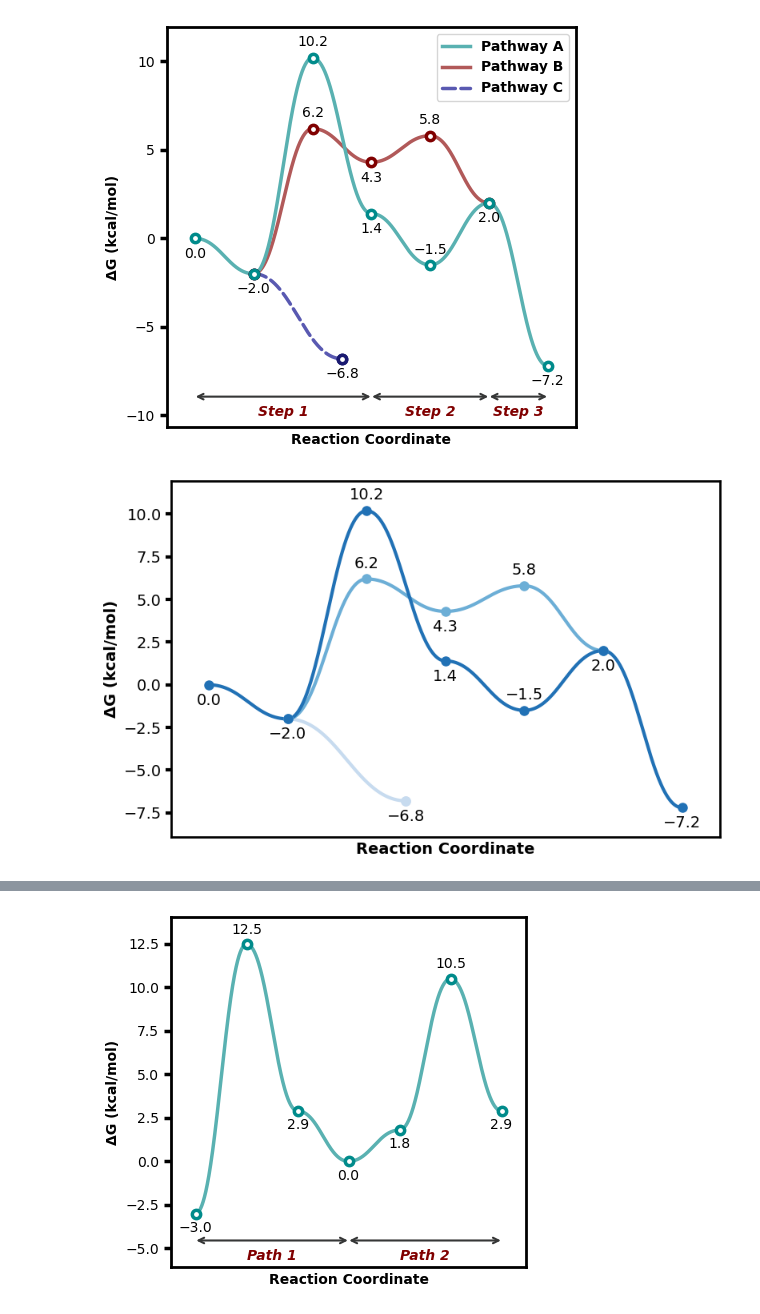
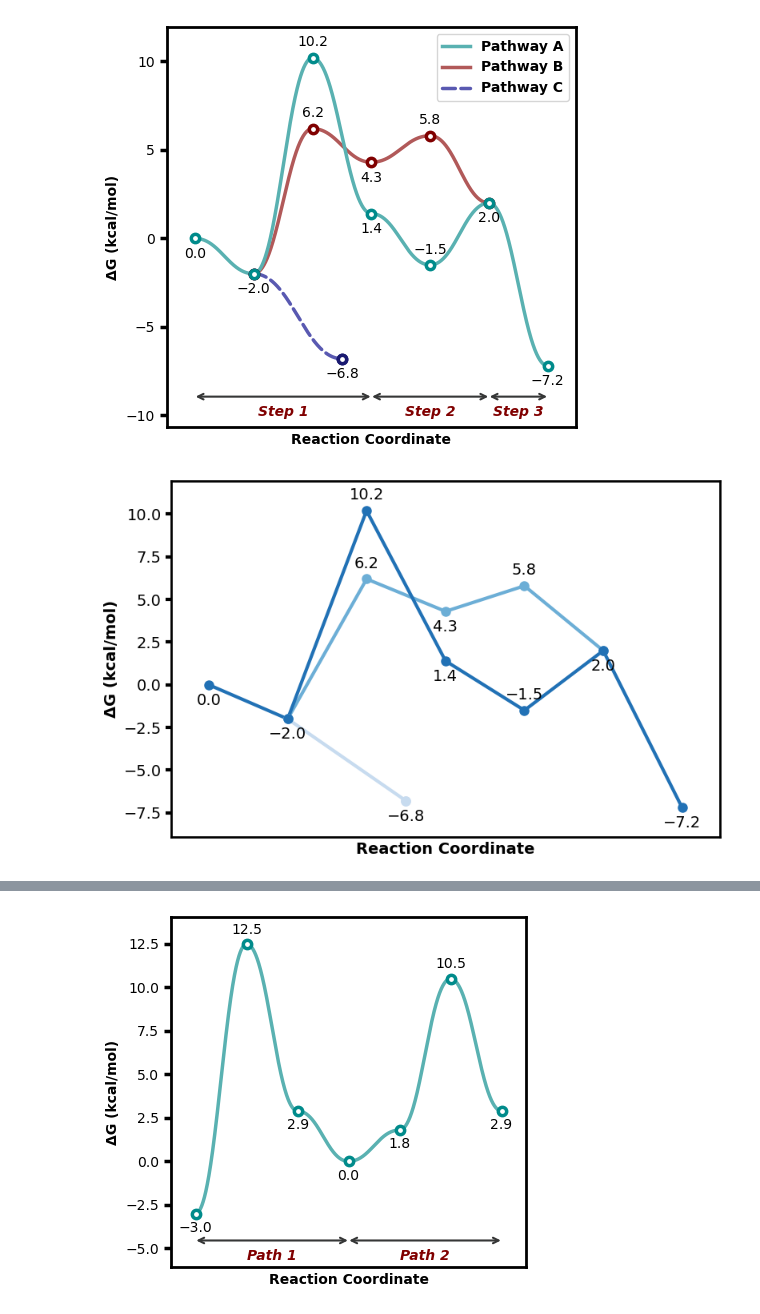
Before and after one commit to aligfellow/plotprofile, a Jupyter notebook: examples/example.ipynb, the cells around one changed output, grey strips where cells are left out. Drawn from its saved outputs; the diff is of its cells as text; code cells hidden in the pictures.

```diff
--- a/examples/example.ipynb
+++ b/examples/example.ipynb
@@ -1,34 +1,34 @@
 # %%
-import sys
-from pathlib import Path
-sys.path.append(str(Path("..") / "src"))
+# import sys
+# from pathlib import Path
+# sys.path.append(str(Path("..") / "src"))
 
 import plotProfile
 import numpy as np
 
 energy_sets = {
     "Pathway A": [0.00, -2.0, 10.2, 1.4, -1.5, 2.0, -7.2],
     "Pathway B": [np.nan, -2.0, 6.2, 4.3, 5.8, 2.0],
     "Pathway C": [np.nan, -2.0, -6.8,-6.8],
 }
 
 annotations = {
     'Step 1': (0,3),
     'Step 2': (3,5),
     'Step 3': (5,6),
 }
 
 plotter = plotProfile.plot.ReactionProfilePlotter(style="default", dashed=["off-cycle", "Pathway C"], point_type='hollow', desaturate=True, segment_annotations=annotations, axes="box")
 plotter.plot(energy_sets)
 
-plotter = plotProfile.plot.ReactionProfilePlotter(style="presentation", dashed=["off-cycle", "branching"], point_type='dot', desaturate=False, axes="box", colors='Blues_r', show_legend=False,)
+plotter = plotProfile.plot.ReactionProfilePlotter(style="presentation", dashed=["off-cycle", "branching"], point_type='dot', desaturate=False, axes="box", colors='Blues_r', show_legend=False, curviness=0)
 plotter.plot(energy_sets)
 
-plotter = plotProfile.plot.ReactionProfilePlotter(figsize=(6,4), dashed=["off-cycle", "branching"], point_type='bar', desaturate=True, segment_annotations=annotations, annotation_color='black', axes='y', colors=['red', 'blue', 'green', 'orange', 'purple'], energy='electronic', units='kj')
+plotter = plotProfile.plot.ReactionProfilePlotter(figsize=(6,4), dashed=["off-cycle", "branching"], curviness=0.5, point_type='bar', desaturate=True, segment_annotations=annotations, annotation_color='black', axes='y', colors=['red', 'blue', 'green', 'orange', 'purple'], energy='electronic', units='kj')
 plotter.plot(energy_sets)
 # %% [output]
 [figure]
-[figure, old version]
+[figure, new version]
 [figure]
 # %%
 import sys
```
Also changed, not shown: parts of 1 cell of this notebook, 3 other files.
